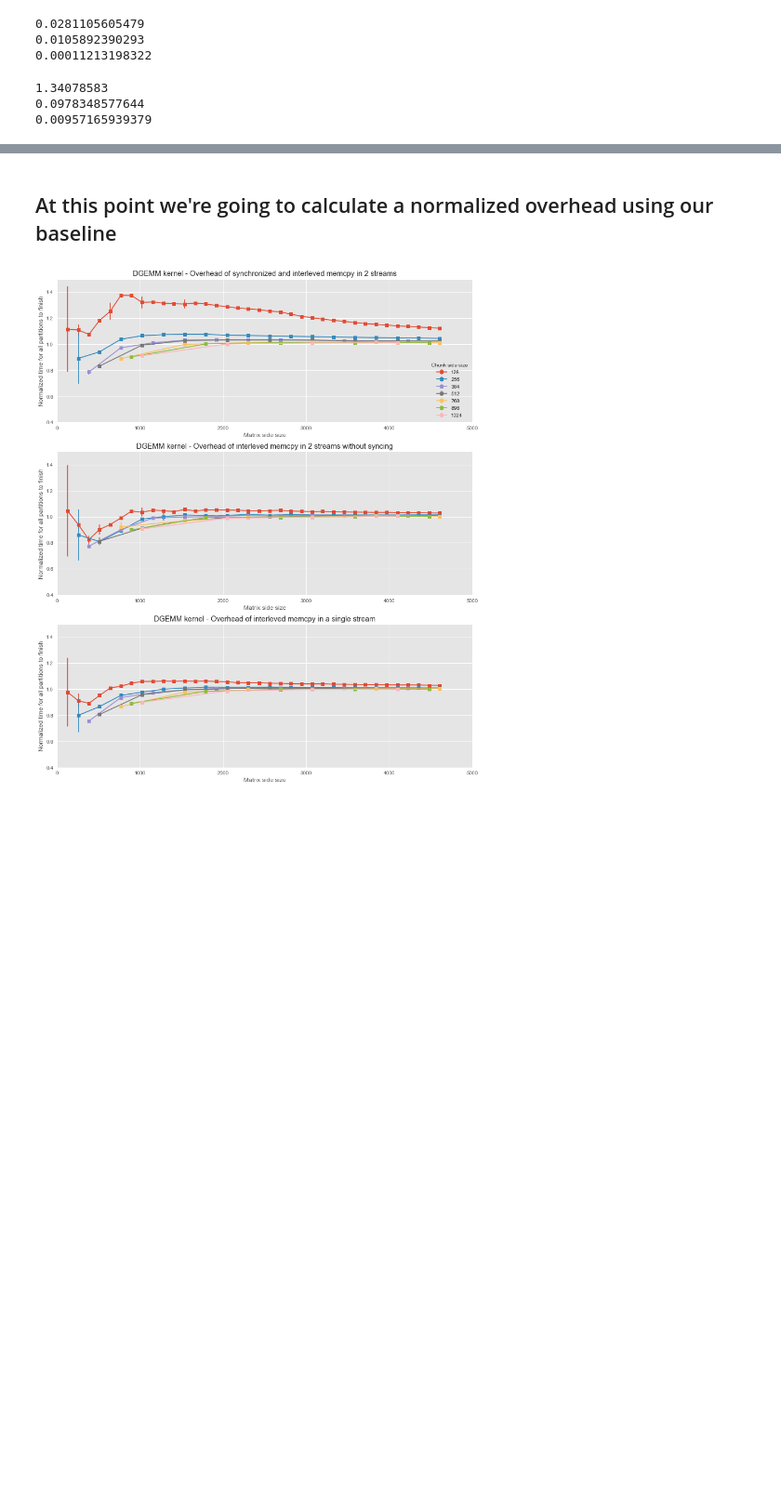
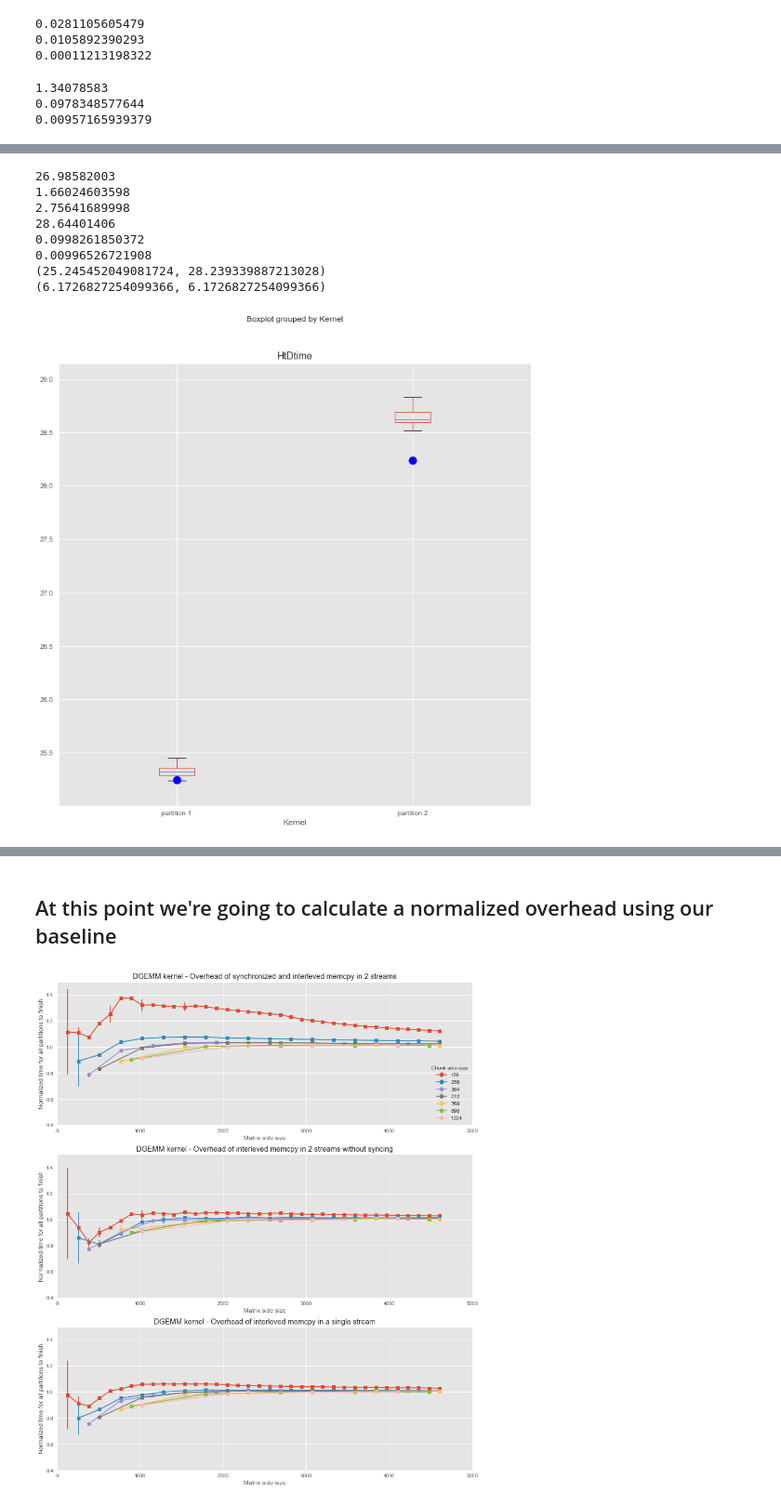
Before and after one commit to Erikun/bandwidthpartition, a Jupyter notebook: chunkedwithkernels.ipynb, the cells around one changed output, grey strips where cells are left out. Shown: that part at 93% size. Cells and saved outputs as stored; diff of their text form; code cells hidden in the pictures; blank space fills up the shorter version.

```diff
--- a/chunkedwithkernels.ipynb
+++ b/chunkedwithkernels.ipynb
@@ -158,0 +206,20 @@ print var1024['avgchunktime']
+# %%
+#if P1 matrix is larger than p2
+def memtransfersync(m,n,k,c):
+    t1 = m*f1p(c)+(n)*fsync(c)
+    t2 = m*f1p(c)+n*fsync(c)+k*f1p(c)
+    return (t1,t2)
+
+def memtransfersyncreturn(m,n,k,c):
+    t1 = m*f1p(c)+(n)*fsync(c)
+    t2 = n*fsync(c)+k*f1p(c)
+    return (t1,t2)
+
+def memtransferstream(m,n,k,c):
+    t1 = m*fsingle(c)+(n)*fsingle(c)
+    t2 = m*fsingle(c)+n*fsingle(c)+k*fsingle(c)
+    return (t1,t2)
+
+#memtransfersync(3,6,3,2097152)
+#print memtransfersync(0,24,0,2097152)
+#print memtransferstream(0,24,0,2097152)
@@ -158,0 +429,42 @@ print var1024['avgchunktime']
+# %%
+mtest = pd.read_csv('./data/kerneltestdata/modeltest620_1860.csv', sep = ',')
+mtest.columns = mtest.columns.str.strip()
+
+mt = mtest #[mtest['Kernel']=='partition 1']
+mtestp1=np.mean(mt)
+stderrmtestp1=np.std(mt)
+varmtestp1=np.var(mt)
+h = memtransfersync(6,42,6,3075200)
+
+#mt['HtDtime'].plot(kind = 'box')
+mt.boxplot(column='HtDtime',by='Kernel')
+plt.plot([1],[h[0]], marker = 'o',markersize=12, color='blue')
+plt.plot([2],[h[1]], marker = 'o',markersize=12, color='blue')
+
+
+mt = mtest[mtest['Kernel']=='partition 2']
+mtestp2=np.mean(mt)
+stderrmtestp2=np.std(mt)
+varmtestp2=np.var(mt)
+print mtestp1['HtDtime']
+print stderrmtestp1['HtDtime']
+print varmtestp1['HtDtime']
+
+
+
+print mtestp2['HtDtime']
+print stderrmtestp2['HtDtime']
+print varmtestp2['HtDtime']
+h = memtransfersync(6,42,6,3075200)
+print h
+print memtransfersyncreturn(6,6,6,3075200)
+# %% [output]
+26.98582003
+1.66024603598
+2.75641689998
+28.64401406
+0.0998261850372
+0.00996526721908
+(25.245452049081724, 28.239339887213028)
+(6.1726827254099366, 6.1726827254099366)
+[figure, added]
```
Also changed, not shown: parts of 14 cells of this notebook, 5 other files.
